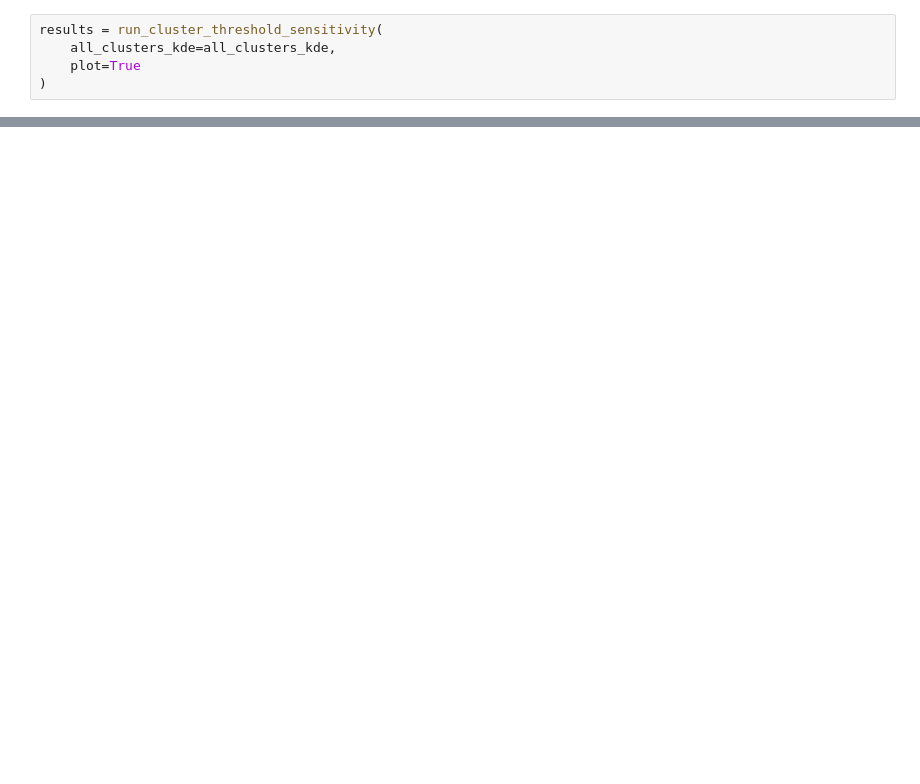
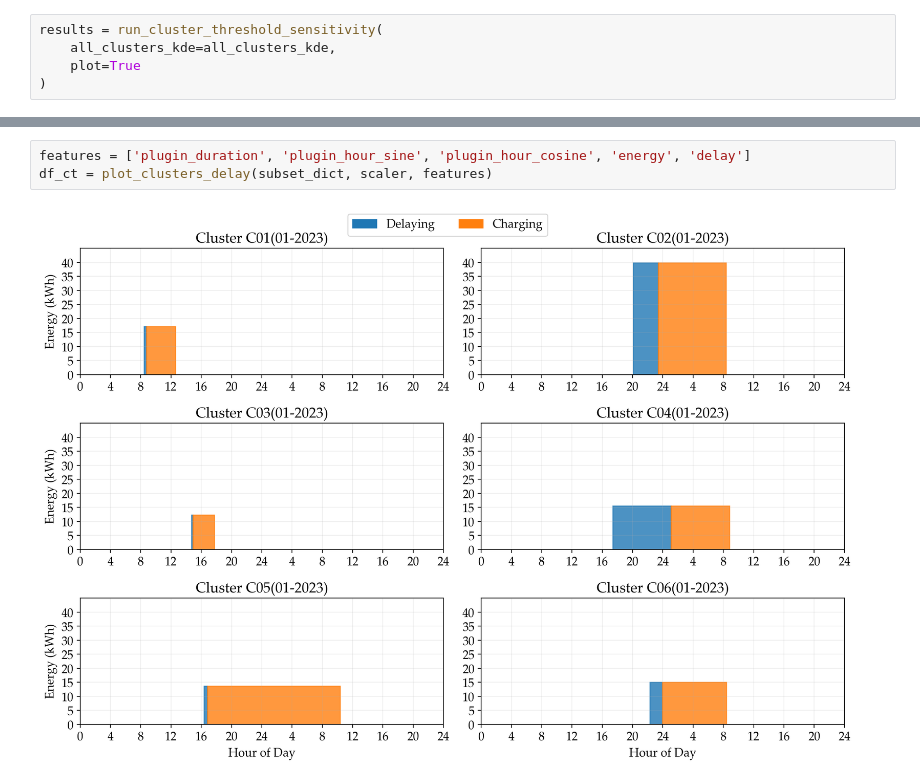
Before and after one commit to ghafyodtu/EV_dynamic_clustering, a Jupyter notebook: main_01.ipynb, the cells around one changed output, grey strips where cells are left out. Saved outputs shown, nothing was run; the diff lists cells and outputs as text; blank space fills up the shorter version.

```diff
--- a/main_01.ipynb
+++ b/main_01.ipynb
@@ -166,0 +128,5 @@ results = run_cluster_threshold_sensitivity(
+# %%
+features = ['plugin_duration', 'plugin_hour_sine', 'plugin_hour_cosine', 'energy', 'delay']
+df_ct = plot_clusters_delay(subset_dict, scaler, features)
+# %% [output]
+[figure, added]
```
Also changed, not shown: parts of 20 cells of this notebook, 3 other files.
